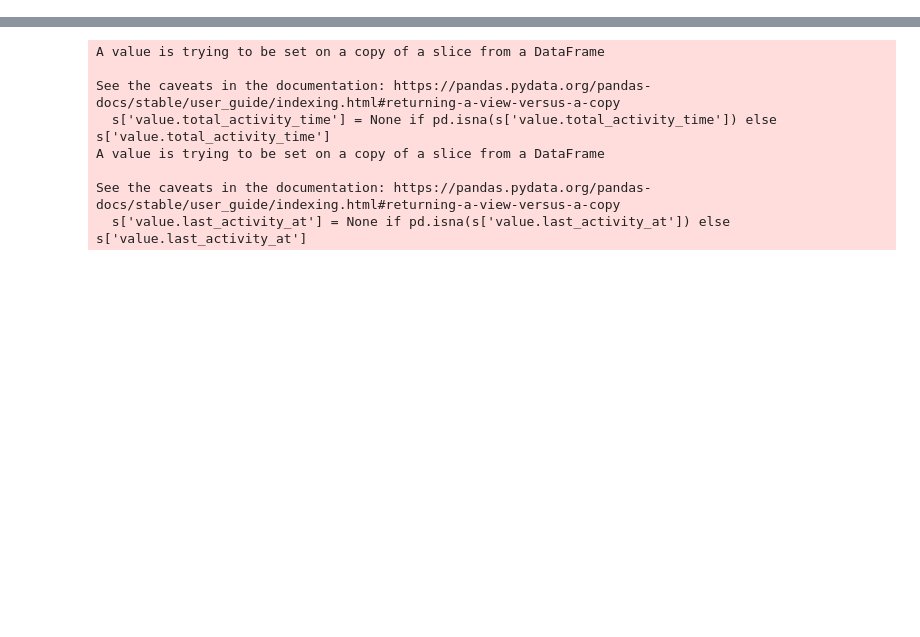
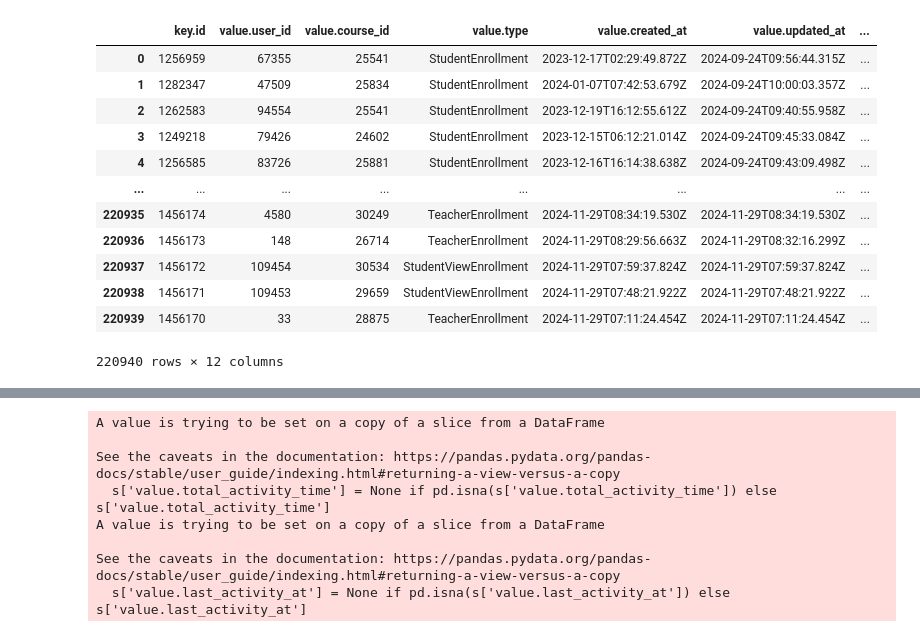
Before and after one commit to aasmundkvamme/U4, a Jupyter notebook: test_Enrollments_NY.ipynb, the cells around one changed output, grey strips where cells are left out. Cells and saved outputs as stored; diff of their text form; code cells hidden in the pictures; blank space fills up the shorter version.

```diff
--- a/test_Enrollments.ipynb
+++ b/test_Enrollments_NY.ipynb
@@ -280,0 +278,16 @@ s =enrollments.iloc[-2]
+# %%
+enrollments
+# %% [output]
+|  | key.id | value.user_id | value.course_id | value.type | value.created_at | value.updated_at | ... |
+| 0 | 1256959 | 67355 | 25541 | StudentEnrollment | 2023-12-17T02:29:49.872Z | 2024-09-24T09:56:44.315Z | ... |
+| 1 | 1282347 | 47509 | 25834 | StudentEnrollment | 2024-01-07T07:42:53.679Z | 2024-09-24T10:00:03.357Z | ... |
+| 2 | 1262583 | 94554 | 25541 | StudentEnrollment | 2023-12-19T16:12:55.612Z | 2024-09-24T09:40:55.958Z | ... |
+| 3 | 1249218 | 79426 | 24602 | StudentEnrollment | 2023-12-15T06:12:21.014Z | 2024-09-24T09:45:33.084Z | ... |
+| 4 | 1256585 | 83726 | 25881 | StudentEnrollment | 2023-12-16T16:14:38.638Z | 2024-09-24T09:43:09.498Z | ... |
+| ... | ... | ... | ... | ... | ... | ... | ... |
+| 220935 | 1456174 | 4580 | 30249 | TeacherEnrollment | 2024-11-29T08:34:19.530Z | 2024-11-29T08:34:19.530Z | ... |
+| 220936 | 1456173 | 148 | 26714 | TeacherEnrollment | 2024-11-29T08:29:56.663Z | 2024-11-29T08:32:16.299Z | ... |
+| 220937 | 1456172 | 109454 | 30534 | StudentViewEnrollment | 2024-11-29T07:59:37.824Z | 2024-11-29T07:59:37.824Z | ... |
+| 220938 | 1456171 | 109453 | 29659 | StudentViewEnrollment | 2024-11-29T07:48:21.922Z | 2024-11-29T07:48:21.922Z | ... |
+| 220939 | 1456170 | 33 | 28875 | TeacherEnrollment | 2024-11-29T07:11:24.454Z | 2024-11-29T07:11:24.454Z | ... |
+220940 rows × 12 columns
```
Also changed, not shown: parts of 11 cells of this notebook, 2 other files.
